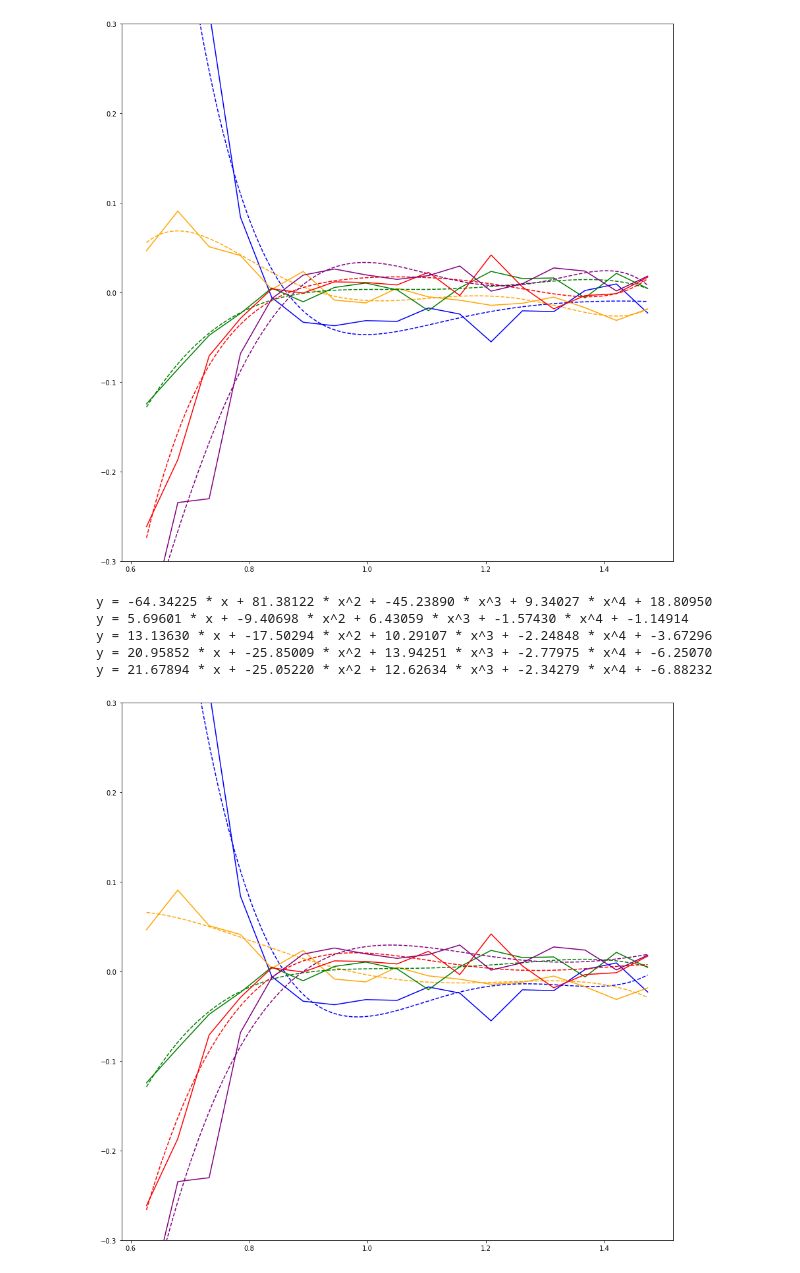
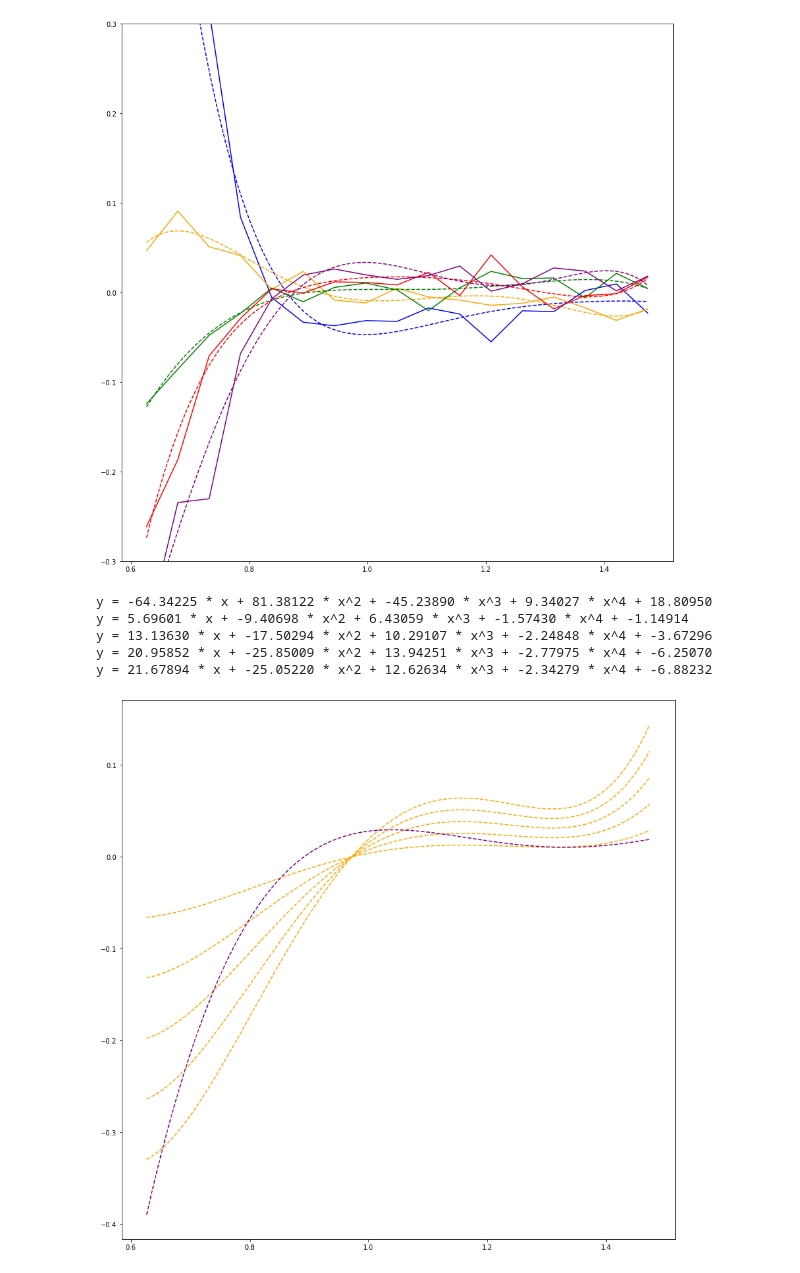
Before and after one commit to AlbertoRosado1/legacysim_runs, a Jupyter notebook: DA02/checks_south_final.ipynb, the cells around one changed output. Cells and saved outputs as stored; diff of their text form; code cells hidden in the pictures.

```diff
--- a/DA02/checks_south_final.ipynb
+++ b/DA02/checks_south_final.ipynb
@@ -581,0 +861,33 @@ bin means: [709.02032086 720.57821458 732.66277348 744.46273999 756.29333333
+# %%
+#https://machinelearningmastery.com/curve-fitting-with-python/
+# fit a second degree polynomial to the economic data
+from scipy.optimize import curve_fit
+#plt.scatter(t['z'],t['dndz_bin0'])
+#plt.ylim(-0.3,0.3)
+fig = plt.figure(figsize=(15,15))
+colors = ['b','orange','g','r','purple']
+
+# define the true objective function
+def objective(x, a, b, c, d, e, f):
+	return (a * x) + (b * x**2) + (c * x**3) + (d * x**4) + (e * x**5) + f
+
+#for i, icol in enumerate([f'dndz_bin{i}' for i in range(5)]):
+# choose the input and output variables
+x, y = t['z'], t['dndz']
+# curve fit
+popt, _ = curve_fit(objective, x, y)
+# summarize the parameter values
+a, b, c, d, e, f = popt
+print('y = %.5f * x + %.5f * x^2 + %.5f * x^3 + %.5f * x^4 + %.5f * x^5 + %.5f' % (a, b, c, d, e, f))
+# plot input vs output
+plt.scatter(x, y, color=colors[0])
+#plt.show()
+# define a sequence of inputs between the smallest and largest known inputs
+x_line = np.arange(min(x), max(x), 0.001)
+#print(x_line)
+# calculate the output for the range
+y_line = objective(x_line, a, b, c, d, e, f)
+# create a line plot for the mapping function
+plt.plot(x_line, y_line, '--', color=colors[0])
+plt.ylim(-0.3,0.3)
+plt.show()
@@ -831,35 +1209,38 @@ y = -46.67795 * x + 113.74559 * x^2 + -125.16128 * x^3 + 64.60351 * x^4 + -12.75
 from scipy.optimize import curve_fit
 #plt.scatter(t['z'],t['dndz_bin0'])
 #plt.ylim(-0.3,0.3)
 fig = plt.figure(figsize=(15,15))
 # define the true objective function
 colors = ['b','orange','g','r','purple']
 def objective(x, a, b, c, d, e):
 	return (a * x) + (b * x**2) + (c * x**3) + (d * x**4) + e#(e * x**5) + f
 for i, icol in enumerate([f'dndz_bin{i}' for i in range(5)]):
     # choose the input and output variables
     x, y = t['z'], t[icol]
     # curve fit
     popt, _ = curve_fit(objective, x, y)
     # summarize the parameter values
     a, b, c, d, e = popt
     print('y = %.5f * x + %.5f * x^2 + %.5f * x^3 + %.5f * x^4 + %.5f' % (a, b, c, d, e))
     # plot input vs output
-    plt.plot(x, y, colors[i])
+    #plt.plot(x, y, colors[i])
     #plt.show()
     # define a sequence of inputs between the smallest and largest known inputs
     x_line = np.arange(min(x), max(x), 0.001)
     #print(x_line)
     # calculate the output for the range
     y_line = objective(x_line, a, b, c, d, e)
-    # create a line plot for the mapping function
-    plt.plot(x_line, y_line, '--', color=colors[i])
-plt.ylim(-0.3,0.3)
+    if i==1:
+        for j in np.arange(1,6,1):
+            plt.plot(x_line, -j*y_line, '--', color=colors[i])
+    elif i==4:
+        plt.plot(x_line, y_line, '--', color=colors[i])
+#plt.ylim(-0.3,0.3)
 plt.show()
 # %% [output]
 y = -64.34225 * x + 81.38122 * x^2 + -45.23890 * x^3 + 9.34027 * x^4 + 18.80950
 y = 5.69601 * x + -9.40698 * x^2 + 6.43059 * x^3 + -1.57430 * x^4 + -1.14914
 y = 13.13630 * x + -17.50294 * x^2 + 10.29107 * x^3 + -2.24848 * x^4 + -3.67296
 y = 20.95852 * x + -25.85009 * x^2 + 13.94251 * x^3 + -2.77975 * x^4 + -6.25070
 y = 21.67894 * x + -25.05220 * x^2 + 12.62634 * x^3 + -2.34279 * x^4 + -6.88232
-[figure, old version]
+[figure, new version]
```
Also changed, not shown: parts of 31 cells of this notebook, 6 other files.
